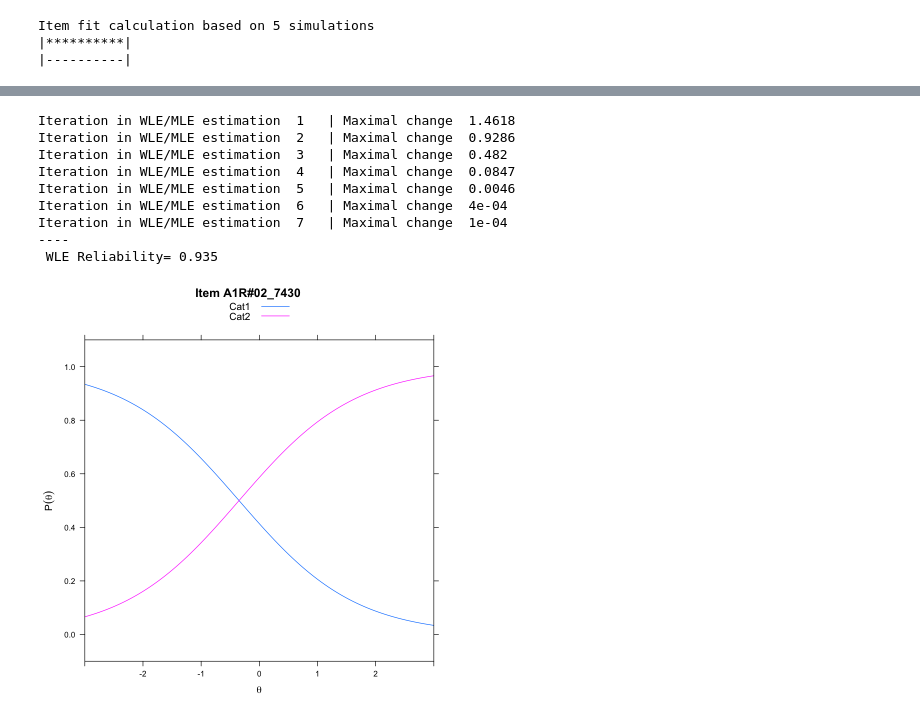
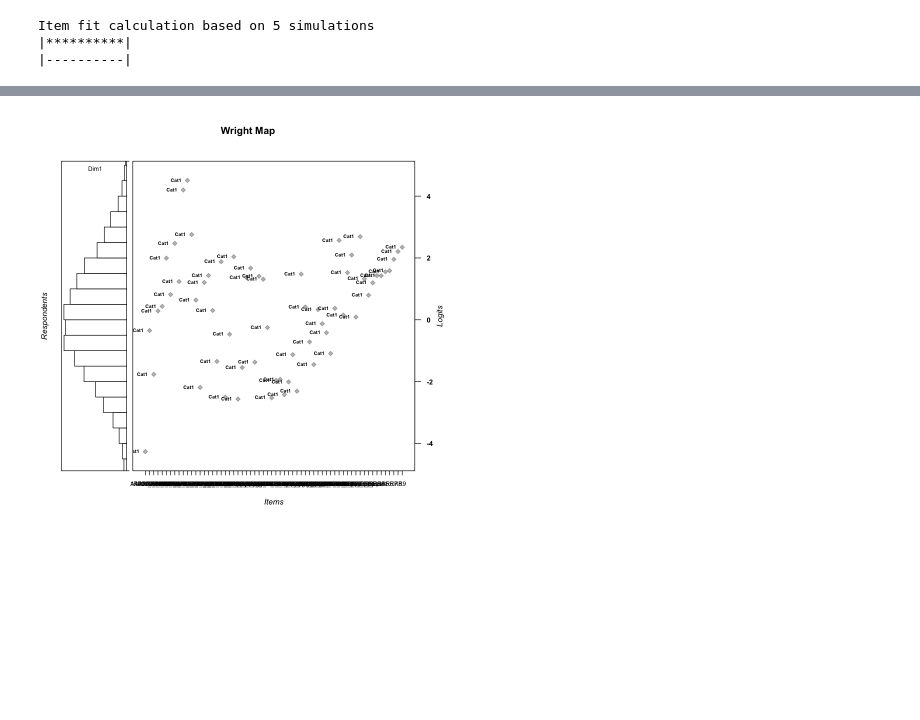
Before and after one commit to jp-loonytoon/test-generator, a Jupyter notebook: analyseTest.ipynb, the cells around one changed output, grey strips where cells are left out. Saved outputs shown, nothing was run; the diff lists cells and outputs as text; code cells hidden in the pictures; blank space fills up the shorter version.

```diff
--- a/analyseTest.ipynb
+++ b/analyseTest.ipynb
@@ -226,13 +204,4 @@ Iteration in WLE/MLE estimation  7   | Maximal change  1e-04
-# %%
-plot(pcm, items=2, type='items', export=FALSE)
-# %% [output]
-Iteration in WLE/MLE estimation  1   | Maximal change  1.4618
-Iteration in WLE/MLE estimation  2   | Maximal change  0.9286
-Iteration in WLE/MLE estimation  3   | Maximal change  0.482
-Iteration in WLE/MLE estimation  4   | Maximal change  0.0847
-Iteration in WLE/MLE estimation  5   | Maximal change  0.0046
-Iteration in WLE/MLE estimation  6   | Maximal change  4e-04
-Iteration in WLE/MLE estimation  7   | Maximal change  1e-04
-----
- WLE Reliability= 0.935
-[figure, removed]
+# %%
+IRT.WrightMap(pcm)
+# %% [output]
+[figure, added]
```
Also changed, not shown: parts of 12 cells of this notebook.
